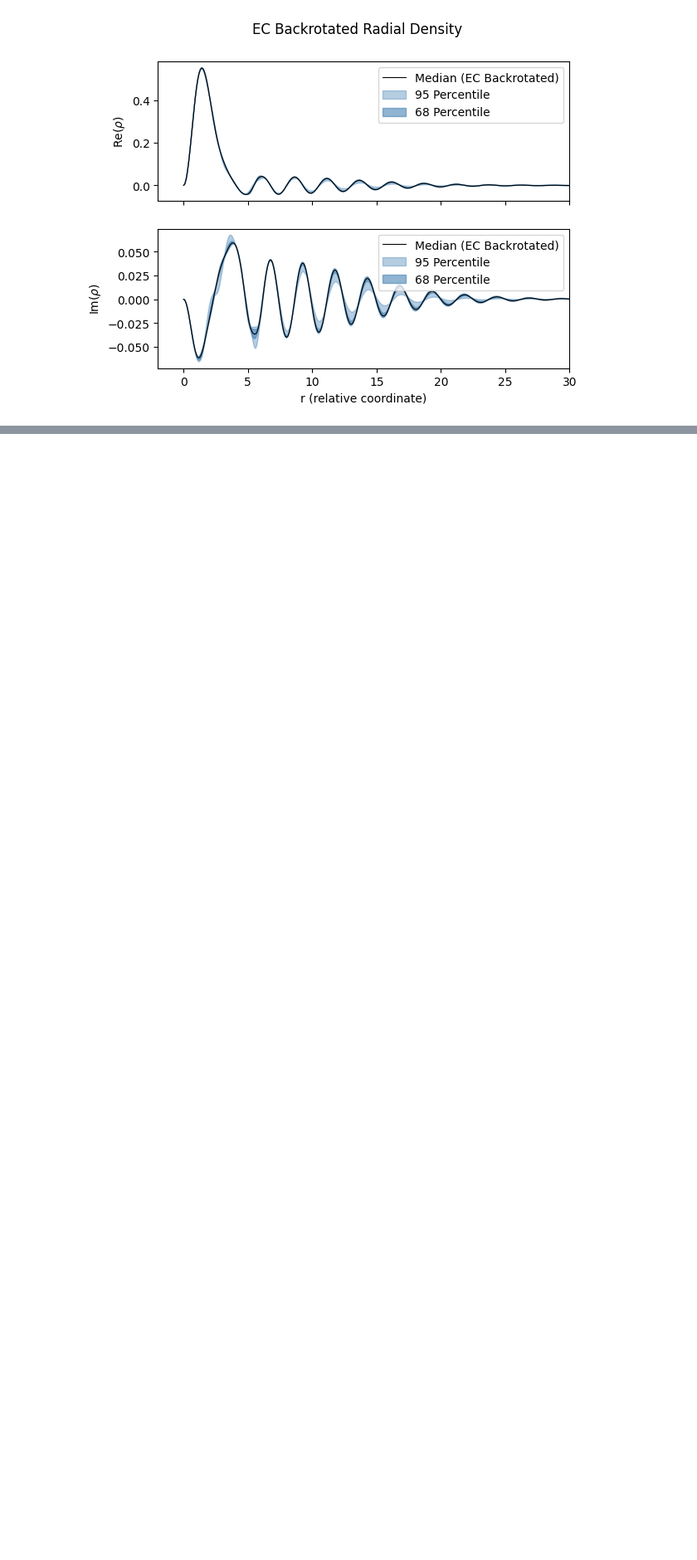
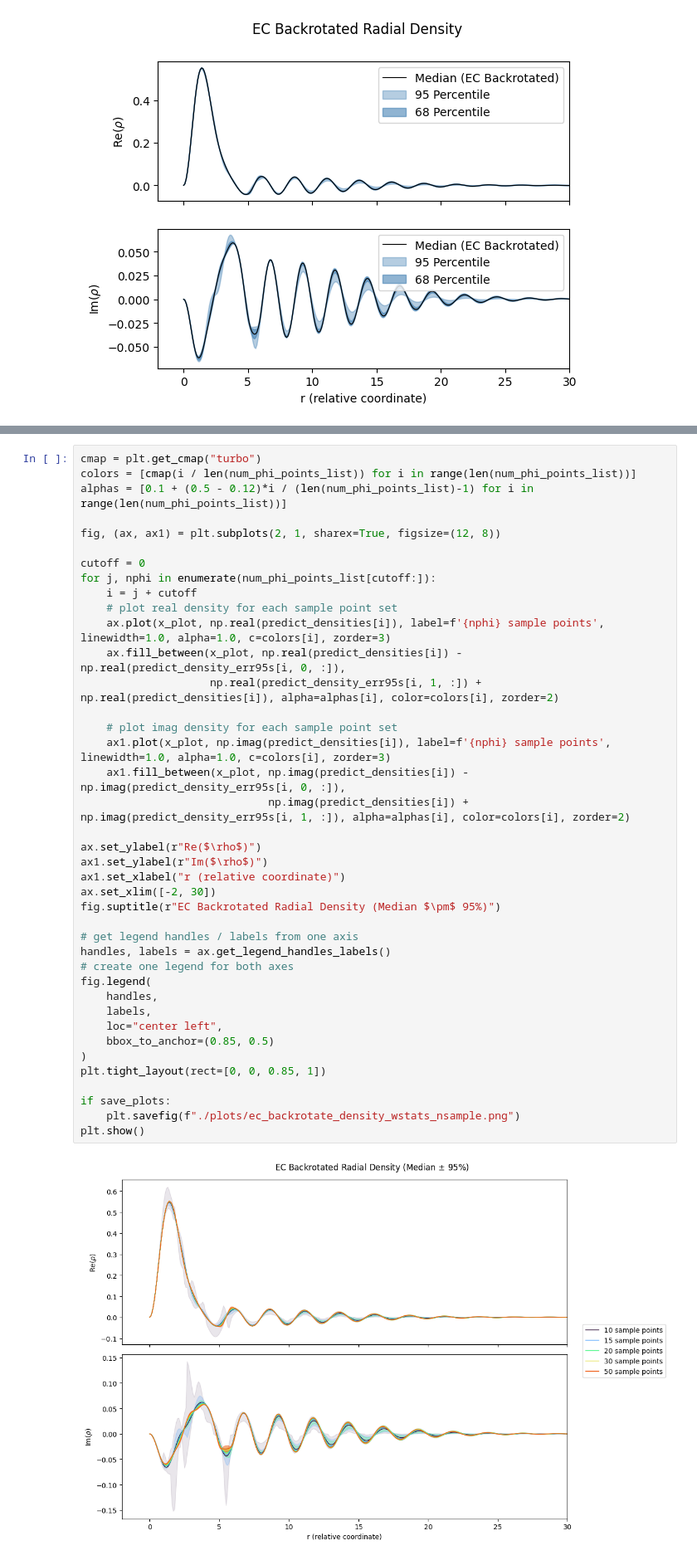
Before and after one commit to KSHobbyProjs/koenig-ecbackrotation-project, a Jupyter notebook: density.ipynb, the cells around one changed output, grey strips where cells are left out. Shown at 83% size. Drawn from its saved outputs; the diff is of its cells as text; blank space fills up the shorter version.

```diff
--- a/density.ipynb
+++ b/density.ipynb
@@ -278,0 +364,42 @@ plt.show()
+# %%
+cmap = plt.get_cmap("turbo")
+colors = [cmap(i / len(num_phi_points_list)) for i in range(len(num_phi_points_list))]
+alphas = [0.1 + (0.5 - 0.12)*i / (len(num_phi_points_list)-1) for i in range(len(num_phi_points_list))]
+
+fig, (ax, ax1) = plt.subplots(2, 1, sharex=True, figsize=(12, 8))
+
+cutoff = 0
+for j, nphi in enumerate(num_phi_points_list[cutoff:]):
+    i = j + cutoff
+    # plot real density for each sample point set
+    ax.plot(x_plot, np.real(predict_densities[i]), label=f'{nphi} sample points', linewidth=1.0, alpha=1.0, c=colors[i], zorder=3)
+    ax.fill_between(x_plot, np.real(predict_densities[i]) - np.real(predict_density_err95s[i, 0, :]),
+                    np.real(predict_density_err95s[i, 1, :]) + np.real(predict_densities[i]), alpha=alphas[i], color=colors[i], zorder=2)
+
+    # plot imag density for each sample point set
+    ax1.plot(x_plot, np.imag(predict_densities[i]), label=f'{nphi} sample points', linewidth=1.0, alpha=1.0, c=colors[i], zorder=3)
+    ax1.fill_between(x_plot, np.imag(predict_densities[i]) - np.imag(predict_density_err95s[i, 0, :]),
+                             np.imag(predict_densities[i]) + np.imag(predict_density_err95s[i, 1, :]), alpha=alphas[i], color=colors[i], zorder=2)
+
+ax.set_ylabel(r"Re($\rho$)")
+ax1.set_ylabel(r"Im($\rho$)")
+ax1.set_xlabel("r (relative coordinate)")
+ax.set_xlim([-2, 30])
+fig.suptitle(r"EC Backrotated Radial Density (Median $\pm$ 95%)")
+
+# get legend handles / labels from one axis
+handles, labels = ax.get_legend_handles_labels()
+# create one legend for both axes
+fig.legend(
+    handles,
+    labels,
+    loc="center left",
+    bbox_to_anchor=(0.85, 0.5)
+)
+plt.tight_layout(rect=[0, 0, 0.85, 1])
+
+if save_plots:
+    plt.savefig(f"./plots/ec_backrotate_density_wstats_nsample.png")
+plt.show()
+# %% [output]
+[figure, added]
```
Also changed, not shown: parts of 6 cells of this notebook, 28 other files.
